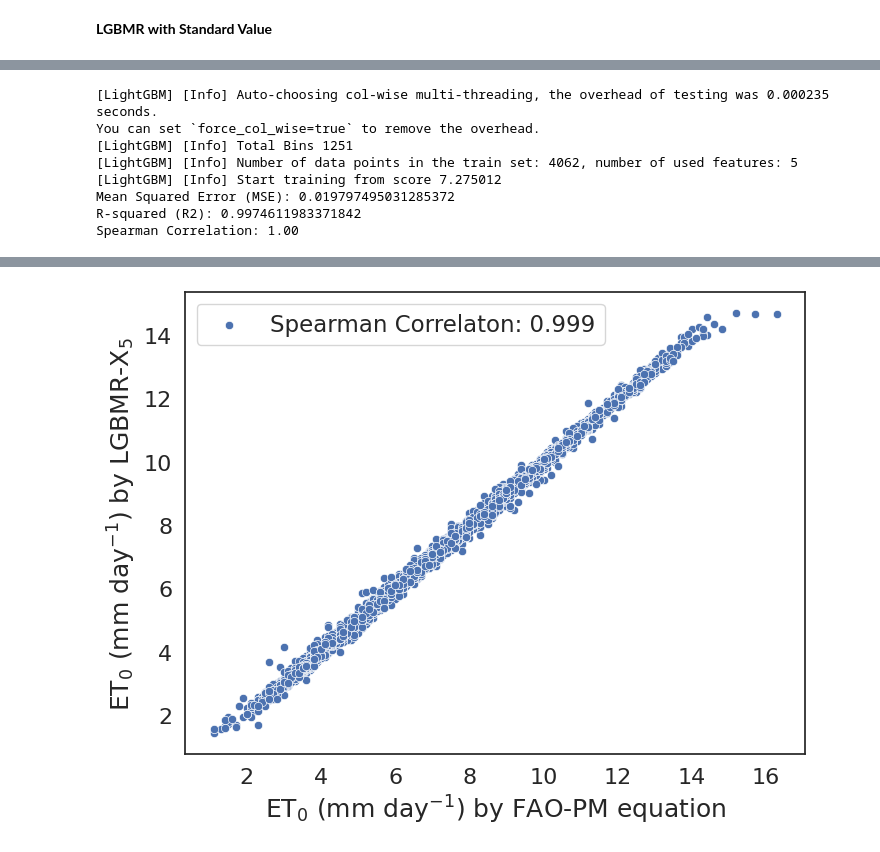
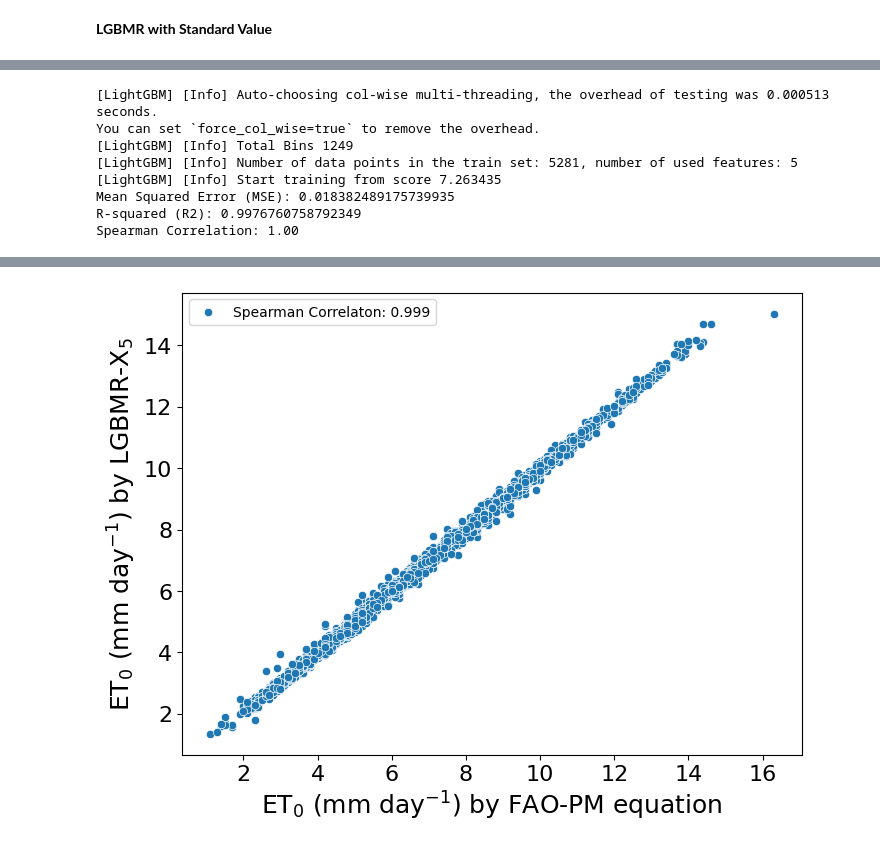
Before and after one commit to rabnawaz172/ET, a Jupyter notebook: ET_taif.ipynb, the cells around one changed output, grey strips where cells are left out. Cells and saved outputs as stored; diff of their text form; code cells hidden in the pictures.

```diff
--- a/ET_taif.ipynb
+++ b/ET_taif.ipynb
@@ -821,7 +808,7 @@ import pandas as pd
 X_subset = df1[['u2', 'Tx', 'RH','Rs','Ra']]  # Subset of features: 'u(x)', 'Tx', 'RH'
 y = df1['ETo']  # Target: 'ETo'
 # Split the data into training and testing sets (e.g., 80% train, 20% test)
-X_train, X_test, y_train, y_test = train_test_split(X_subset, y, test_size=0.5, random_state=0)
+X_train, X_test, y_train, y_test = train_test_split(X_subset, y, test_size=0.35, random_state=0)
 
 # Create an LGBMRegressor model
 lgbm_model = LGBMRegressor()
@@ -838,37 +825,37 @@ spearman_corr, _ = spearmanr(y_test, y_pred)
 # Evaluate the model
 mse = mean_squared_error(y_test, y_pred)
 r2 = r2_score(y_test, y_pred)
 
 # Print evaluation metrics
 print(f'Mean Squared Error (MSE): {mse}')
 print(f'R-squared (R2): {r2}')
 print(f'Spearman Correlation: {spearman_corr:.2f}')
 
 # Create a correlation plot between predicted and actual values with the legend
 plt.figure(figsize=(8, 6))
 sns.scatterplot(x=y_test, y=y_pred, label=f'Spearman Correlaton: {spearman_corr:.3f}')
 
 plt.xlabel('ET$_0$ (mm day$^{-1}$) by FAO-PM equation', fontsize=18)
 plt.ylabel('ET$_0$ (mm day$^{-1}$) by LGBMR-X$_{5}$', fontsize=18)
 plt.xticks(fontsize=16)
 plt.yticks(fontsize=16)
 plt.legend()
 plt.savefig('2correlation_plot_500dpi.png', dpi=500)
 
 # Download the saved figure from Colab
 files.download('2correlation_plot_500dpi.png')
 plt.show()
 
 plt.show()
 # %% [output]
-[LightGBM] [Info] Auto-choosing col-wise multi-threading, the overhead of testing was 0.000235 seconds.
+[LightGBM] [Info] Auto-choosing col-wise multi-threading, the overhead of testing was 0.000513 seconds.
 You can set `force_col_wise=true` to remove the overhead.
-[LightGBM] [Info] Total Bins 1251
-[LightGBM] [Info] Number of data points in the train set: 4062, number of used features: 5
-[LightGBM] [Info] Start training from score 7.275012
-Mean Squared Error (MSE): 0.019797495031285372
-R-squared (R2): 0.9974611983371842
+[LightGBM] [Info] Total Bins 1249
+[LightGBM] [Info] Number of data points in the train set: 5281, number of used features: 5
+[LightGBM] [Info] Start training from score 7.263435
+Mean Squared Error (MSE): 0.018382489175739935
+R-squared (R2): 0.9976760758792349
 Spearman Correlation: 1.00
 [interactive output not drawn]
 [interactive output not drawn]
-[figure, old version]
+[figure, new version]
```
Also changed, not shown: parts of 3 cells of this notebook.
